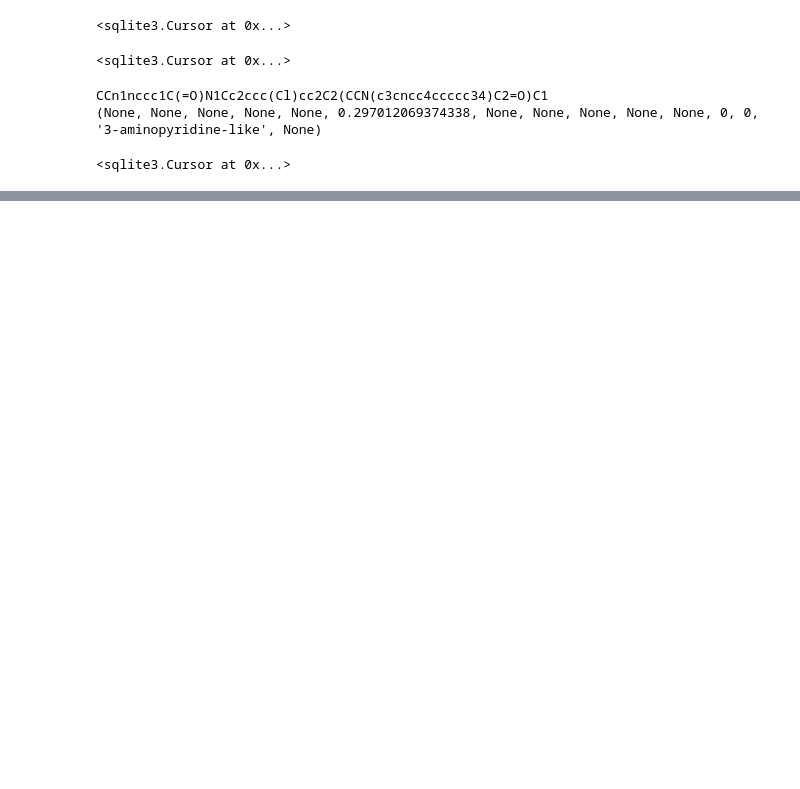
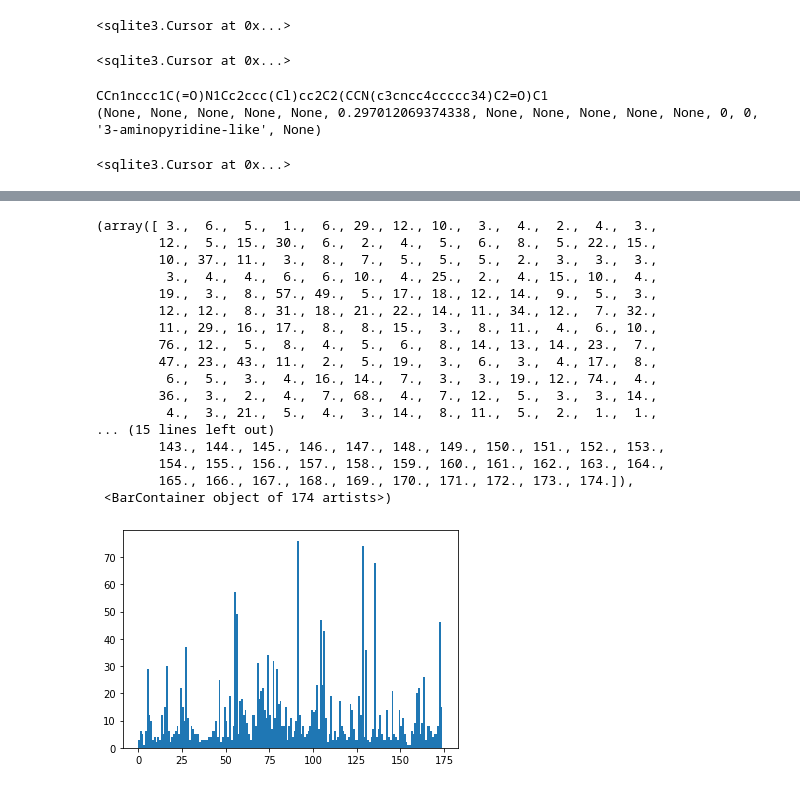
Before and after one commit to Elizabeth-Hayman/Data_science_practical, a Jupyter notebook: Data_Science.ipynb, the cells around one changed output, grey strips where cells are left out. Drawn from its saved outputs; the diff is of its cells as text; code cells hidden in the pictures; blank space fills up the shorter version.

```diff
--- a/Data_Science.ipynb
+++ b/Data_Science.ipynb
@@ -179,5 +181,25 @@ print(sim_matrix)
 # %%
 # Using a sklearn clustering method that allows a similarity matrix as input.
-# Returns a list of cluster indices
-cluster = AffinityPropagation(affinity = 'precomputed').fit_predict(sim_matrix)
+# Returns a list of cluster indices. Here the Tanimoto distance matrix does not converge
+cluster = AffinityPropagation(affinity = 'precomputed').fit_predict(sim_matrix_dice)
+plt.hist(cluster, bins=max(cluster))
+# %% [output]
+(array([ 3.,  6.,  5.,  1.,  6., 29., 12., 10.,  3.,  4.,  2.,  4.,  3.,
+        12.,  5., 15., 30.,  6.,  2.,  4.,  5.,  6.,  8.,  5., 22., 15.,
+        10., 37., 11.,  3.,  8.,  7.,  5.,  5.,  5.,  2.,  3.,  3.,  3.,
+         3.,  4.,  4.,  6.,  6., 10.,  4., 25.,  2.,  4., 15., 10.,  4.,
+        19.,  3.,  8., 57., 49.,  5., 17., 18., 12., 14.,  9.,  5.,  3.,
+        12., 12.,  8., 31., 18., 21., 22., 14., 11., 34., 12.,  7., 32.,
+        11., 29., 16., 17.,  8.,  8., 15.,  3.,  8., 11.,  4.,  6., 10.,
+        76., 12.,  5.,  8.,  4.,  5.,  6.,  8., 14., 13., 14., 23.,  7.,
+        47., 23., 43., 11.,  2.,  5., 19.,  3.,  6.,  3.,  4., 17.,  8.,
+         6.,  5.,  3.,  4., 16., 14.,  7.,  3.,  3., 19., 12., 74.,  4.,
+        36.,  3.,  2.,  4.,  7., 68.,  4.,  7., 12.,  5.,  3.,  3., 14.,
+         4.,  3., 21.,  5.,  4.,  3., 14.,  8., 11.,  5.,  2.,  1.,  1.,
+... (15 lines left out)
+        143., 144., 145., 146., 147., 148., 149., 150., 151., 152., 153.,
+        154., 155., 156., 157., 158., 159., 160., 161., 162., 163., 164.,
+        165., 166., 167., 168., 169., 170., 171., 172., 173., 174.]),
+ <BarContainer object of 174 artists>)
+[figure, added]
 # %%
```
Also changed, not shown: parts of 9 cells of this notebook, 1 other file.
